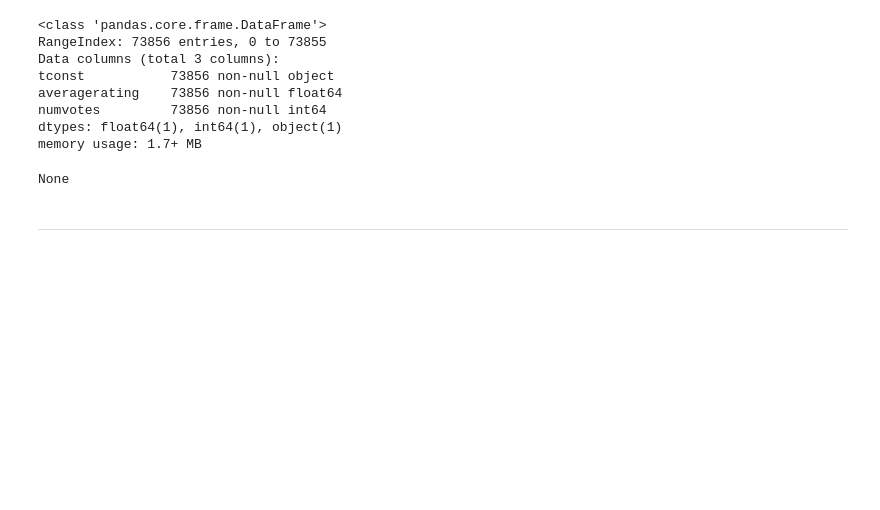
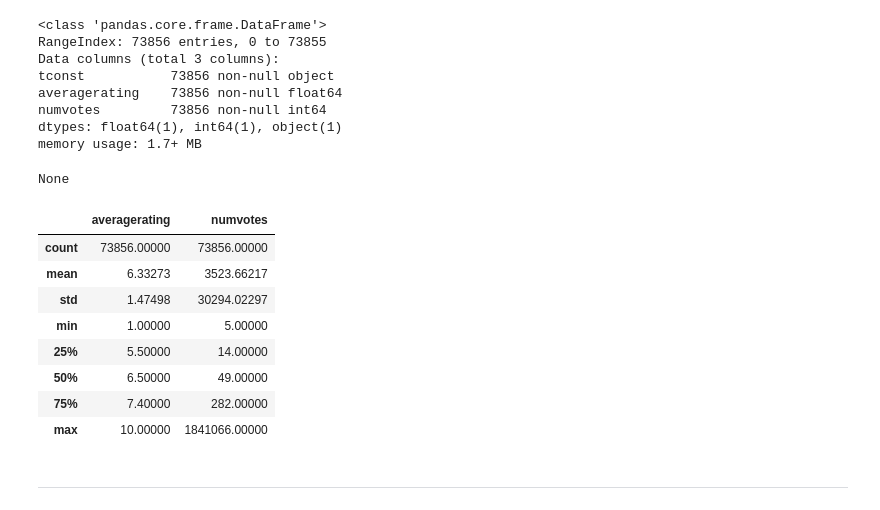
Before and after one commit to shawnjohnsamuel/microsoft-movies-analysis, a Jupyter notebook: movie-analysis.ipynb, the cells around one changed output. Cells and saved outputs as stored; diff of their text form; code cells hidden in the pictures; blank space fills up the shorter version.

```diff
--- a/movie-analysis.ipynb
+++ b/movie-analysis.ipynb
@@ -132,6 +130,18 @@ numvotes         73856 non-null int64
 dtypes: float64(1), int64(1), object(1)
 memory usage: 1.7+ MB
 None
+# %%
+ratings.describe()
+# %% [output]
+|  | averagerating | numvotes |
+| count | 73856.00000 | 73856.00000 |
+| mean | 6.33273 | 3523.66217 |
+| std | 1.47498 | 30294.02297 |
+| min | 1.00000 | 5.00000 |
+| 25% | 5.50000 | 14.00000 |
+| 50% | 6.50000 | 49.00000 |
+| 75% | 7.40000 | 282.00000 |
+| max | 10.00000 | 1841066.00000 |
 # %% [markdown]
 ***
 # %% [markdown]
```
Also changed, not shown: parts of 11 cells of this notebook, 1 other file.
